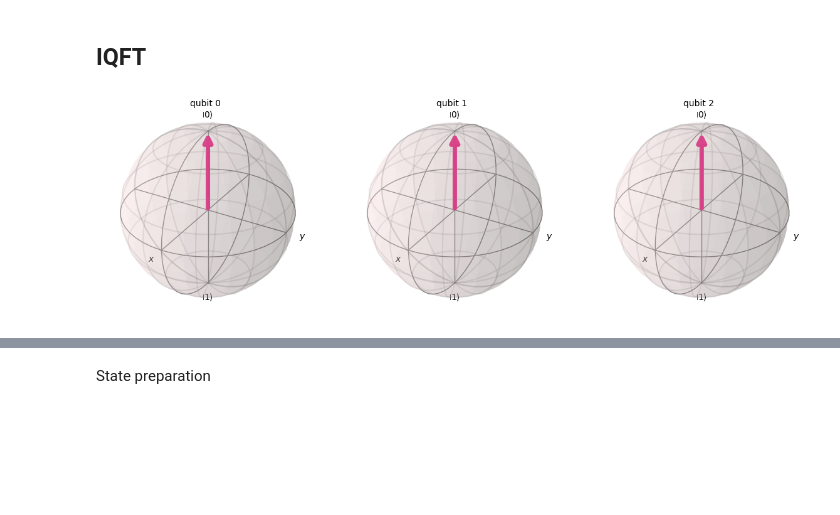
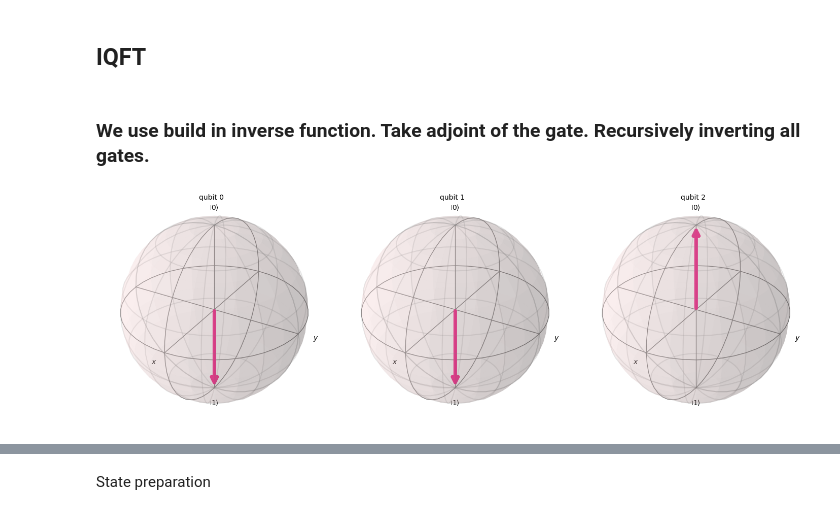
Before and after one commit to TarnMaVas/LA_HHL_project, a Jupyter notebook: HHL_qft.ipynb, the cells around one changed output, grey strips where cells are left out. Cells and saved outputs as stored; diff of their text form; code cells hidden in the pictures; blank space fills up the shorter version.

```diff
--- a/HHL_qft.ipynb
+++ b/HHL_qft.ipynb
@@ -68,25 +69,15 @@ example_qft.draw('mpl')
 # %% [markdown]
 ## IQFT
-# %%
-# Create the circuit
-qc = QuantumCircuit(3)
-
-# Encode the state 5
-qc.x(0)
-qc.x(1)
-qc.draw()
-
-sim = Aer.get_backend("aer_simulator")
-
-qft(qc)
-qc.draw('mpl')
-
-inv = qc.inverse()
-qc.compose(inv, inplace=True)
-qc.draw('mpl')
-
-qc.save_statevector()
-statevector = sim.run(qc).result().get_statevector()
-plot_bloch_multivector(statevector)
-# %% [output]
-[figure, removed]
+# %% [markdown]
+### We use build in inverse function. Take adjoint of the gate. Recursively inverting all gates.
+# %%
+qc = QuantumCircuit(3)
+
+
+qc.x(0)
+qc.x(1)
+
+statevector = Statevector.from_instruction(qc)
+plot_bloch_multivector(statevector)
+# %% [output]
+[figure, added]
```
Also changed, not shown: parts of 15 cells of this notebook, 5 other files.
